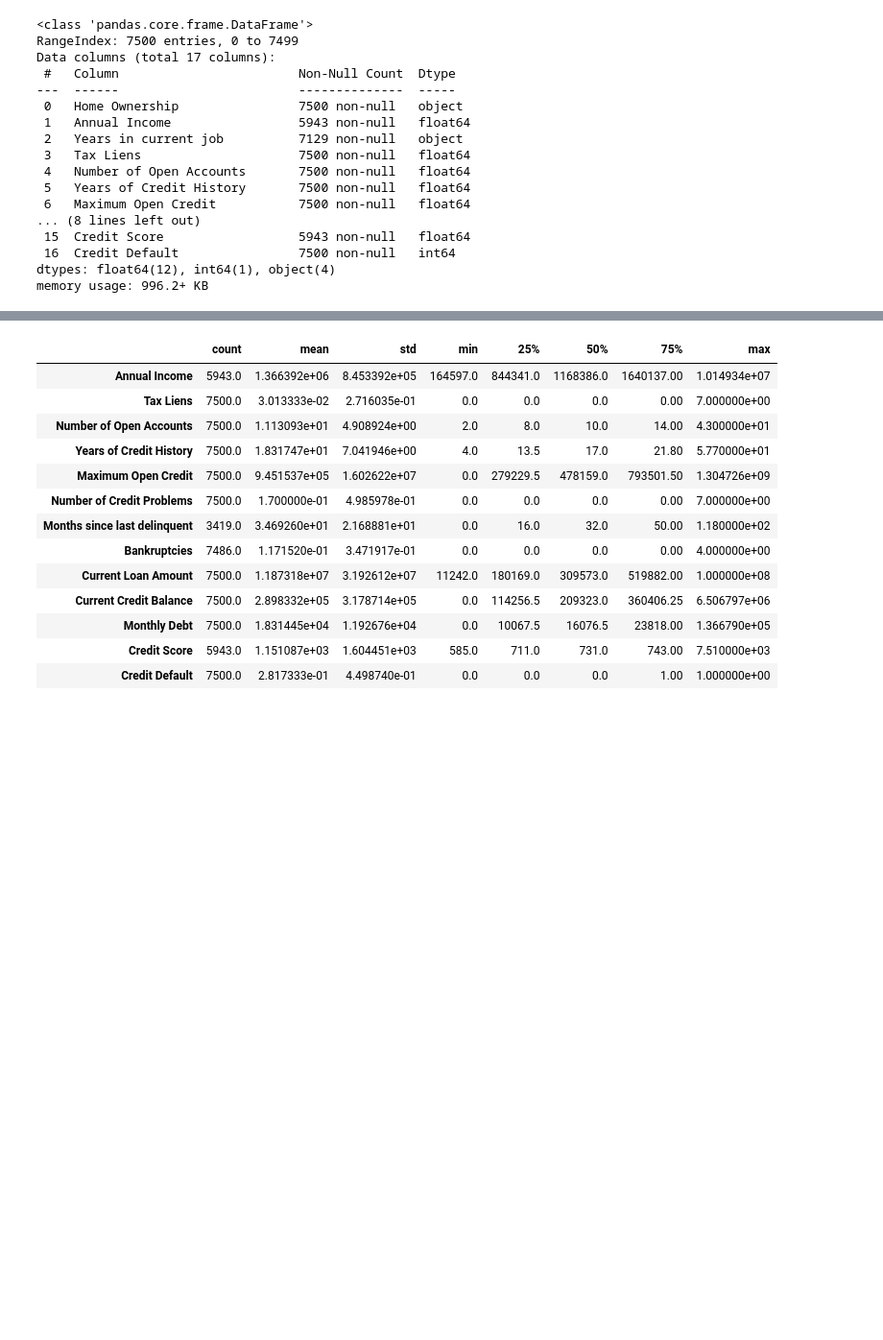
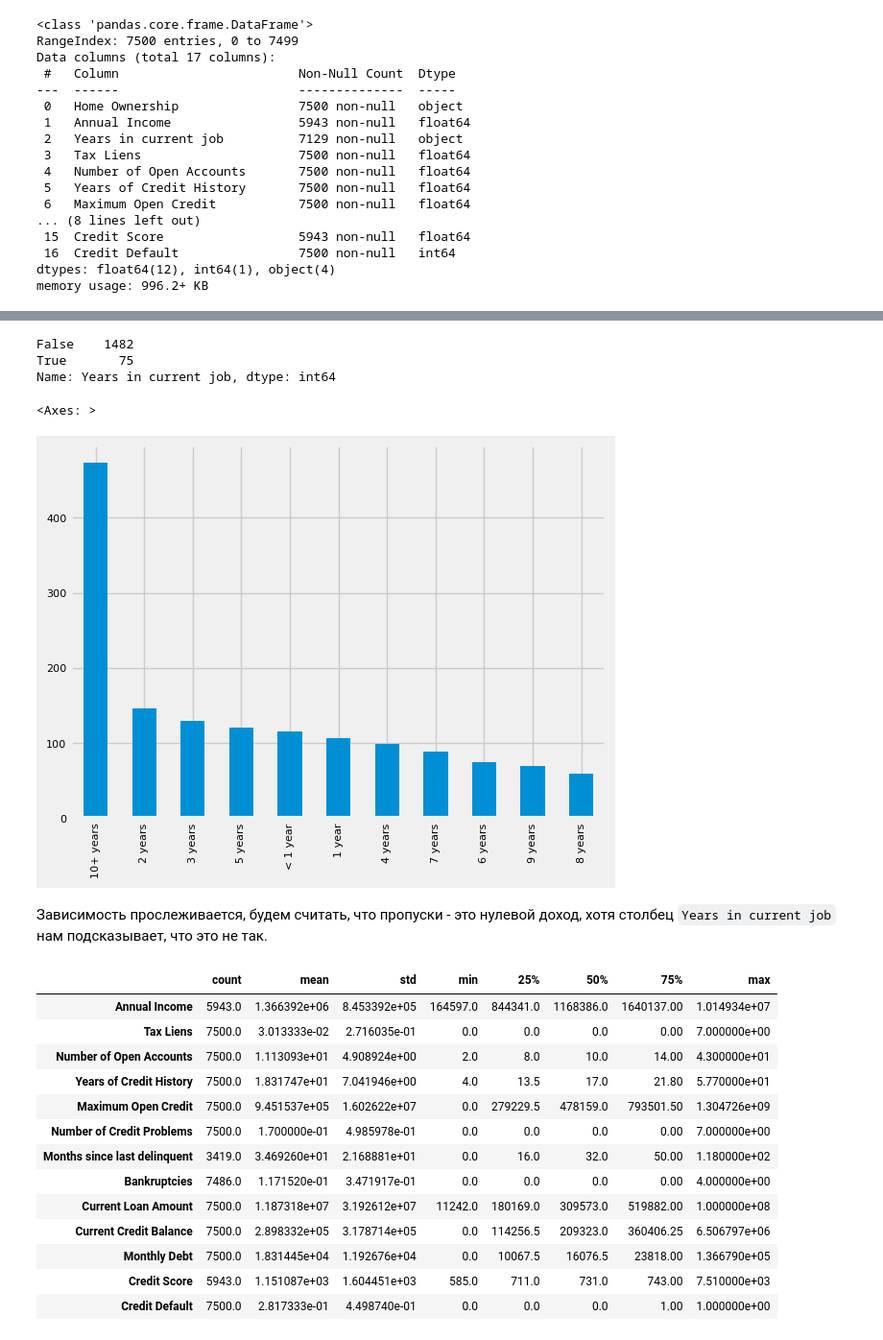
Before and after one commit to Andrey-Patrakov/Python_data_libraries, a Jupyter notebook: Курсовой проект (часть 2)/Project 2.ipynb, the cells around one changed output, grey strips where cells are left out. Shown: that part at 96% size. Drawn from its saved outputs; the diff is of its cells as text; code cells hidden in the pictures; blank space fills up the shorter version.

```diff
--- a/Курсовой проект (часть 2)/Project 2.ipynb
+++ b/Курсовой проект (часть 2)/Project 2.ipynb
@@ -78,3 +105,16 @@ memory usage: 996.2+ KB
+# %%
+data[annualIncome.isna()]['Years in current job'].isna().value_counts()
+# %% [output]
+False    1482
+True       75
+Name: Years in current job, dtype: int64
+# %%
+data[annualIncome.isna()]['Years in current job'].value_counts().plot(kind='bar')
+# %% [output]
+<Axes: >
+[figure, added]
+# %% [markdown]
+Зависимость прослеживается, будем считать, что пропуски - это нулевой доход, хотя столбец `Years in current job` нам подсказывает, что это не так.
 # %%
 data.describe().T
 # %% [output]
```
Also changed, not shown: parts of 10 cells of this notebook.
